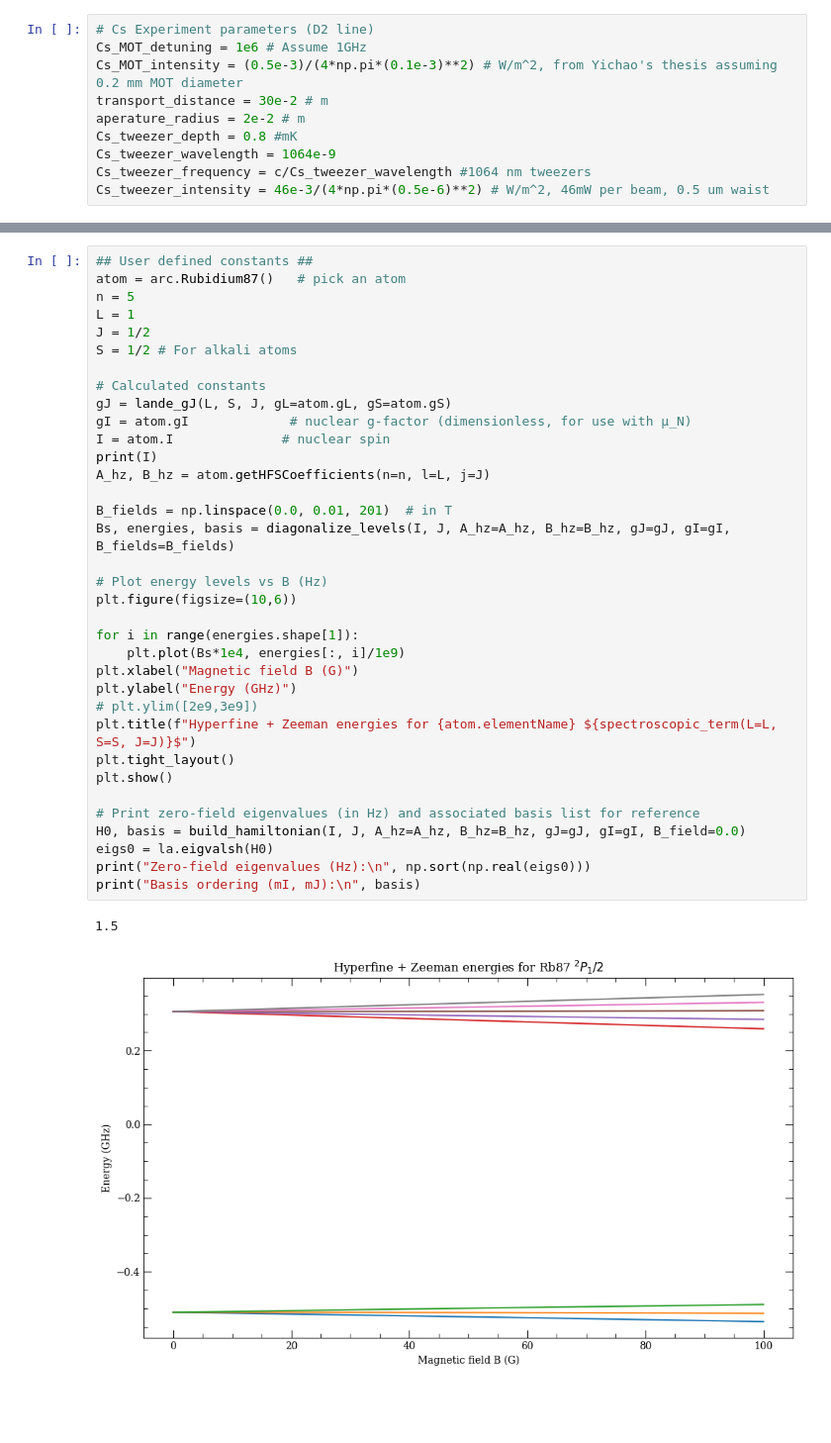
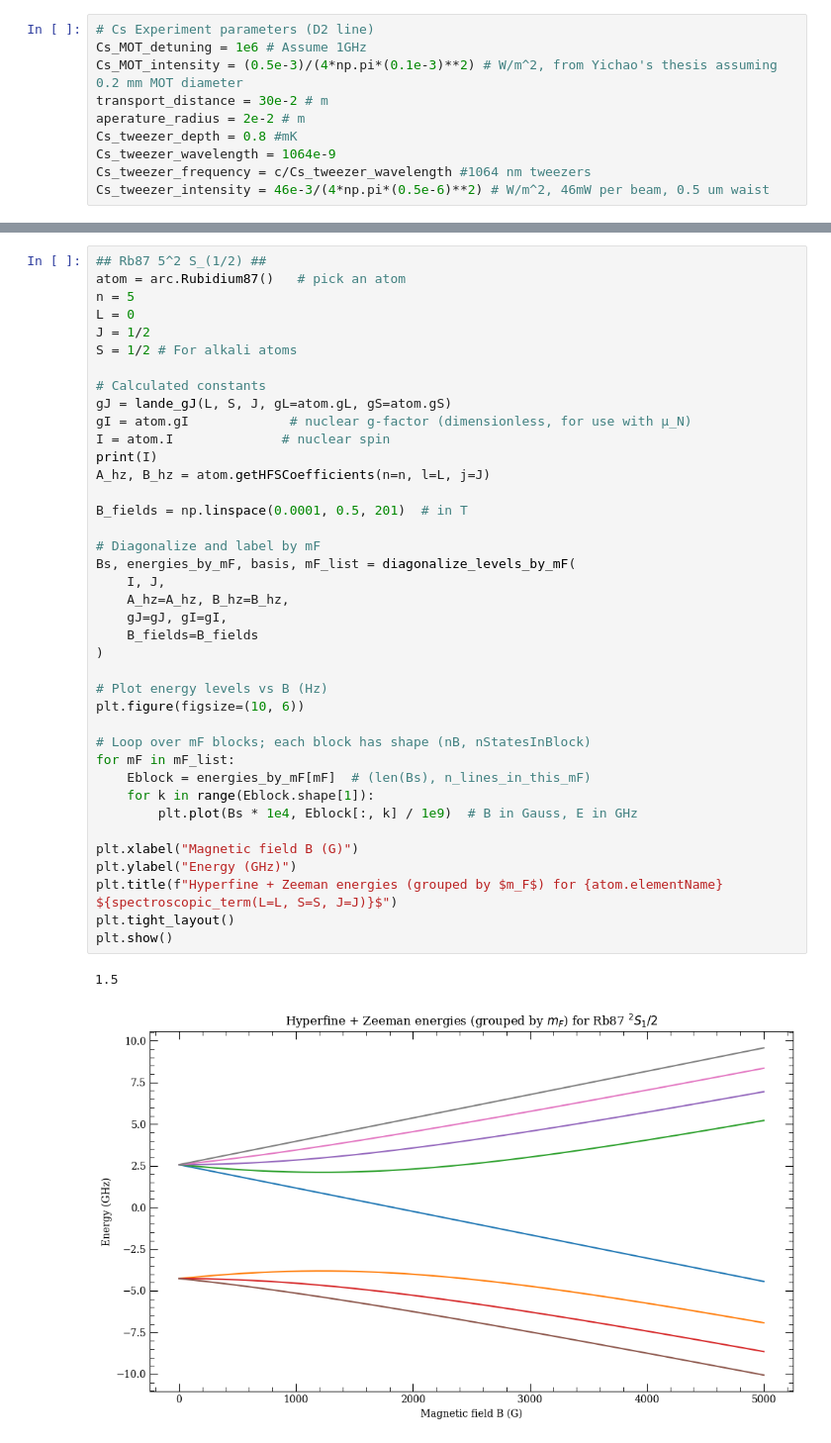
Before and after one commit to Lopez-Santi/RbCs-simulations, a Jupyter notebook: lattice transport/magneticdependence.ipynb, the cells around one changed output, grey strips where cells are left out. Shown at 99% size. Drawn from its saved outputs; the diff is of its cells as text; blank space fills up the shorter version.

```diff
--- a/lattice transport/magneticdependence.ipynb
+++ b/lattice transport/magneticdependence.ipynb
@@ -285,39 +313,43 @@ def spectroscopic_term(L, S, J):
     return f"^{multiplicity}{L_letters[L]}_{J_str}"
 # %%
-## User defined constants ##
+## Rb87 5^2 S_(1/2) ##
 atom = arc.Rubidium87()   # pick an atom
 n = 5
-L = 1
+L = 0
 J = 1/2
 S = 1/2 # For alkali atoms
 
 # Calculated constants
 gJ = lande_gJ(L, S, J, gL=atom.gL, gS=atom.gS)
 gI = atom.gI             # nuclear g-factor (dimensionless, for use with μ_N)
 I = atom.I              # nuclear spin
 print(I)
 A_hz, B_hz = atom.getHFSCoefficients(n=n, l=L, j=J)
 
-B_fields = np.linspace(0.0, 0.01, 201)  # in T
-Bs, energies, basis = diagonalize_levels(I, J, A_hz=A_hz, B_hz=B_hz, gJ=gJ, gI=gI, B_fields=B_fields)
+B_fields = np.linspace(0.0001, 0.5, 201)  # in T
+
+# Diagonalize and label by mF
+Bs, energies_by_mF, basis, mF_list = diagonalize_levels_by_mF(
+    I, J,
+    A_hz=A_hz, B_hz=B_hz,
+    gJ=gJ, gI=gI,
+    B_fields=B_fields
+)
 
 # Plot energy levels vs B (Hz)
-plt.figure(figsize=(10,6))
+plt.figure(figsize=(10, 6))
 
-for i in range(energies.shape[1]):
-    plt.plot(Bs*1e4, energies[:, i]/1e9)
+# Loop over mF blocks; each block has shape (nB, nStatesInBlock)
+for mF in mF_list:
+    Eblock = energies_by_mF[mF]  # (len(Bs), n_lines_in_this_mF)
+    for k in range(Eblock.shape[1]):
+        plt.plot(Bs * 1e4, Eblock[:, k] / 1e9)  # B in Gauss, E in GHz
+
 plt.xlabel("Magnetic field B (G)")
 plt.ylabel("Energy (GHz)")
-# plt.ylim([2e9,3e9])
-plt.title(f"Hyperfine + Zeeman energies for {atom.elementName} ${spectroscopic_term(L=L, S=S, J=J)}$")
+plt.title(f"Hyperfine + Zeeman energies (grouped by $m_F$) for {atom.elementName} ${spectroscopic_term(L=L, S=S, J=J)}$")
 plt.tight_layout()
 plt.show()
-
-# Print zero-field eigenvalues (in Hz) and associated basis list for reference
-H0, basis = build_hamiltonian(I, J, A_hz=A_hz, B_hz=B_hz, gJ=gJ, gI=gI, B_field=0.0)
-eigs0 = la.eigvalsh(H0)
-print("Zero-field eigenvalues (Hz):\n", np.sort(np.real(eigs0)))
-print("Basis ordering (mI, mJ):\n", basis)
 # %% [output]
 1.5
-[figure, old version]
+[figure, new version]
```
Also changed, not shown: parts of 17 cells of this notebook.
